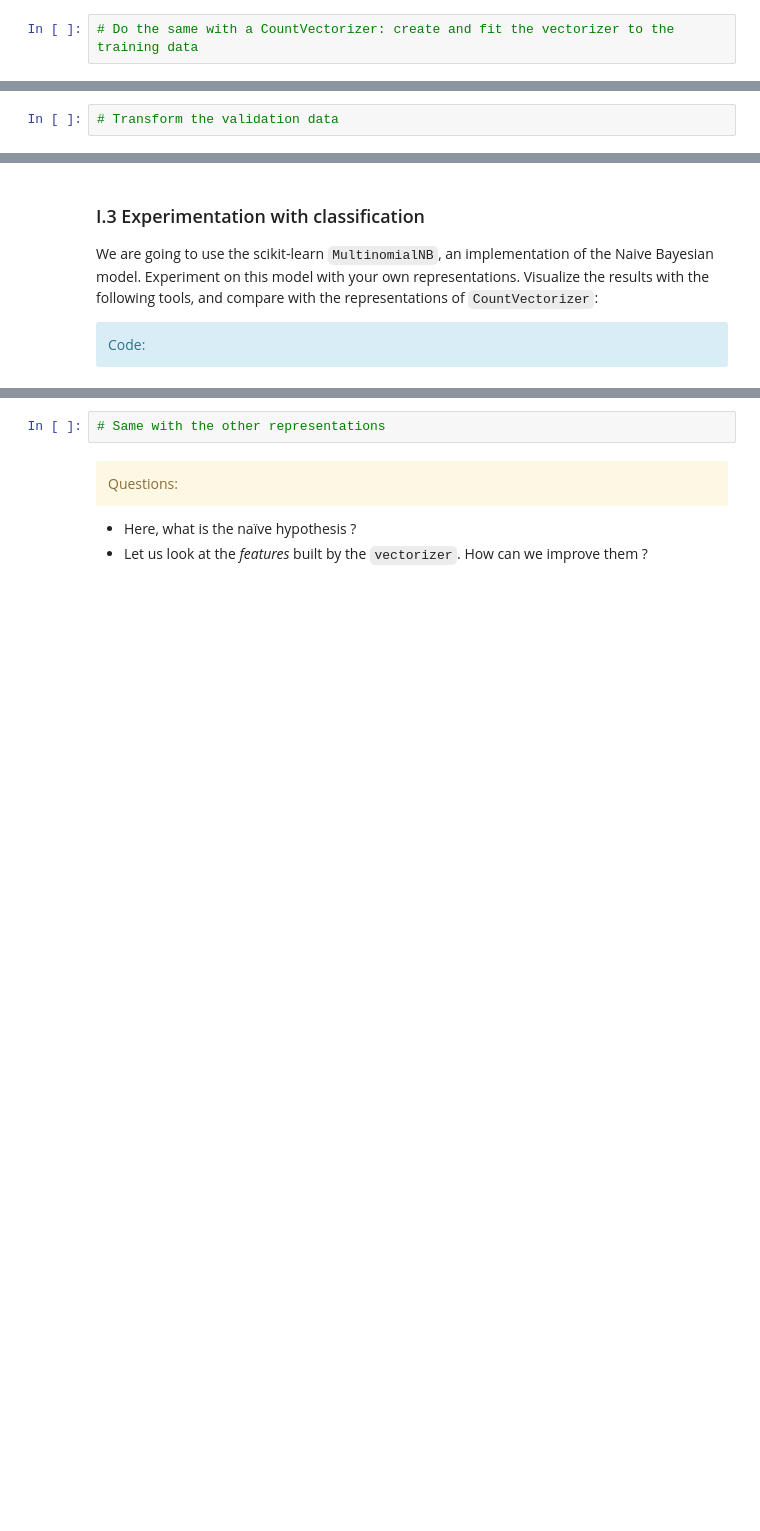
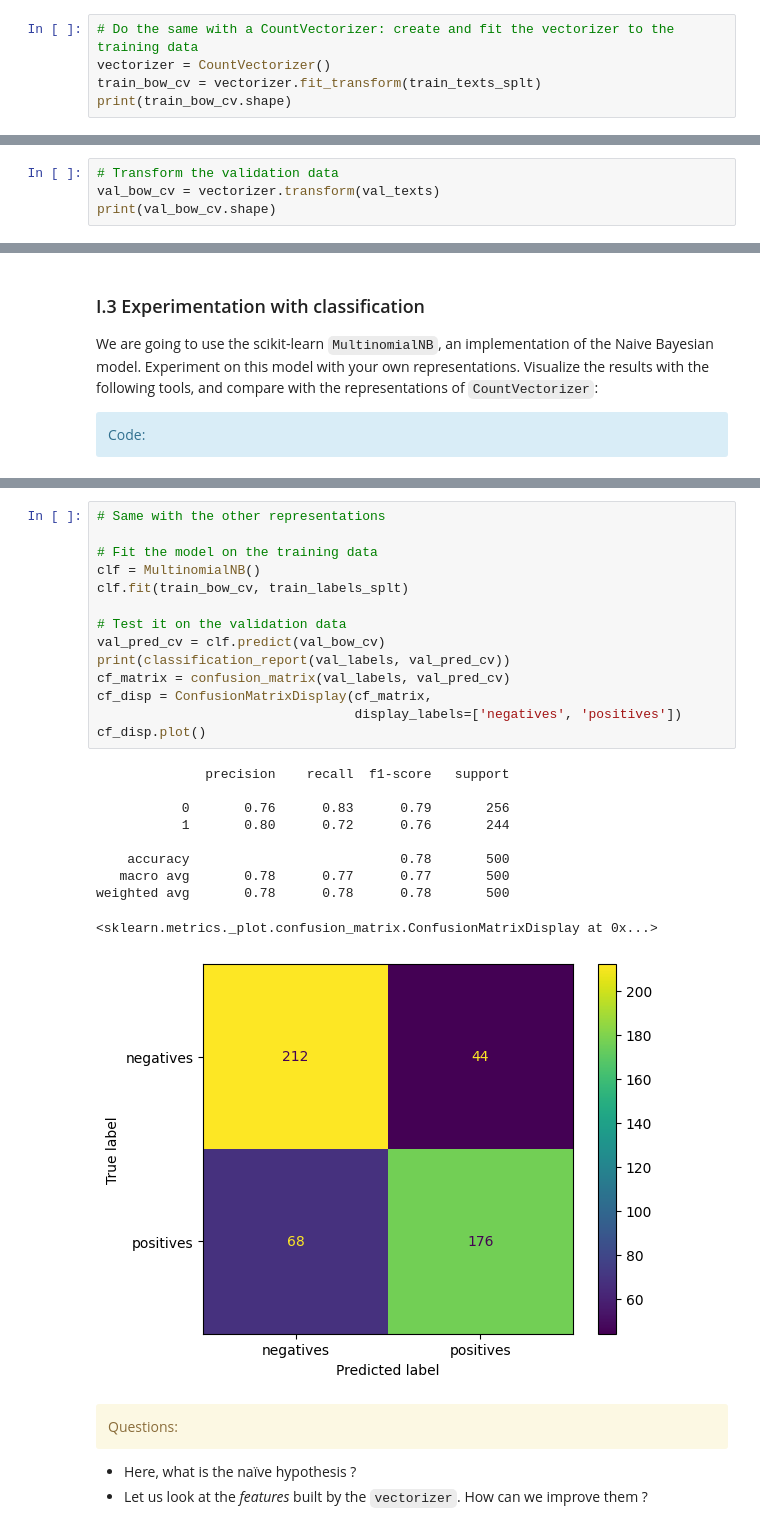
Before and after one commit to V-kr0pt/Data-Science, a Jupyter notebook: SD-TSIA-214 - Machine Learning for Text Mining/TP_Embeddings_for_Sentiment_Analysis_SD-TSIA-214_students_UPDATED.ipynb, the cells around one changed output, grey strips where cells are left out. Cells and saved outputs as stored; diff of their text form; blank space fills up the shorter version.

```diff
--- a/SD-TSIA-214 - Machine Learning for Text Mining/TP_Embeddings_for_Sentiment_Analysis_SD-TSIA-214_students_UPDATED.ipynb
+++ b/SD-TSIA-214 - Machine Learning for Text Mining/TP_Embeddings_for_Sentiment_Analysis_SD-TSIA-214_students_UPDATED.ipynb
@@ -236,2 +288,5 @@ print(val_bow.shape)
 # %%
 # Do the same with a CountVectorizer: create and fit the vectorizer to the training data
+vectorizer = CountVectorizer()
+train_bow_cv = vectorizer.fit_transform(train_texts_splt)
+print(train_bow_cv.shape)
@@ -238,2 +295,4 @@ print(val_bow.shape)
 # %%
 # Transform the validation data
+val_bow_cv = vectorizer.transform(val_texts)
+print(val_bow_cv.shape)
@@ -252,5 +335,28 @@ from sklearn.metrics import confusion_matrix, ConfusionMatrixDisplay, classifica
-# %%
-# Same with the other representations
+# %%
+# Same with the other representations
+
+# Fit the model on the training data
+clf = MultinomialNB()
+clf.fit(train_bow_cv, train_labels_splt)
+
+# Test it on the validation data
+val_pred_cv = clf.predict(val_bow_cv)
+print(classification_report(val_labels, val_pred_cv))
+cf_matrix = confusion_matrix(val_labels, val_pred_cv)
+cf_disp = ConfusionMatrixDisplay(cf_matrix,
+                                 display_labels=['negatives', 'positives'])
+cf_disp.plot()
+# %% [output]
+              precision    recall  f1-score   support
+
+           0       0.76      0.83      0.79       256
+           1       0.80      0.72      0.76       244
+
+    accuracy                           0.78       500
+   macro avg       0.78      0.77      0.77       500
+weighted avg       0.78      0.78      0.78       500
+<sklearn.metrics._plot.confusion_matrix.ConfusionMatrixDisplay at 0x...>
+[figure, added]
 # %% [markdown]
 <div class='alert alert-block alert-warning'>
             Questions:</div>
```
Also changed, not shown: parts of 13 cells of this notebook.
